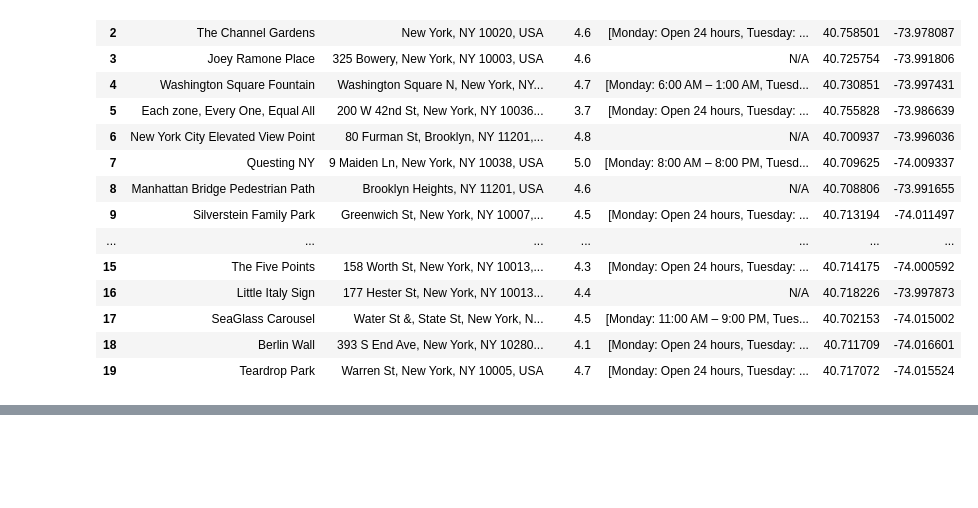
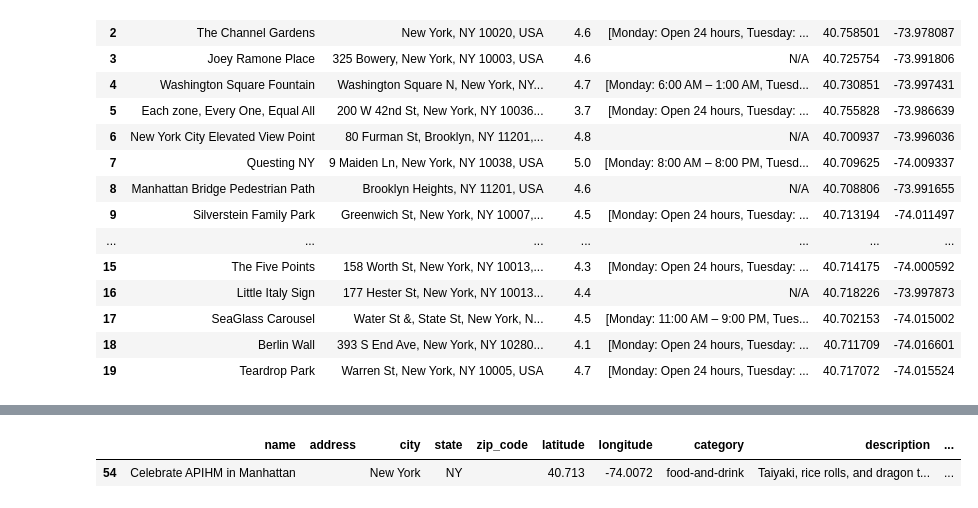
Before and after one commit to HelloMum/COMP47360-Smart-Tourist-Guide, a Jupyter notebook: src/data_processing/notebooks/API Testing.ipynb, the cells around one changed output, grey strips where cells are left out. Cells and saved outputs as stored; diff of their text form; code cells hidden in the pictures; blank space fills up the shorter version.

```diff
--- a/src/data_processing/notebooks/API Testing.ipynb
+++ b/src/data_processing/notebooks/API Testing.ipynb
@@ -657,0 +985,6 @@ attractions_df
+# %%
+filtered_df = df[df['attending_count'] == 223]
+filtered_df
+# %% [output]
+|  | name | address | city | state | zip_code | latitude | longitude | category | description | ... |
+| 54 | Celebrate APIHM in Manhattan |  | New York | NY |  | 40.713 | -74.0072 | food-and-drink | Taiyaki, rice rolls, and dragon t... | ... |
```
Also changed, not shown: parts of 14 cells of this notebook, 5 other files.
